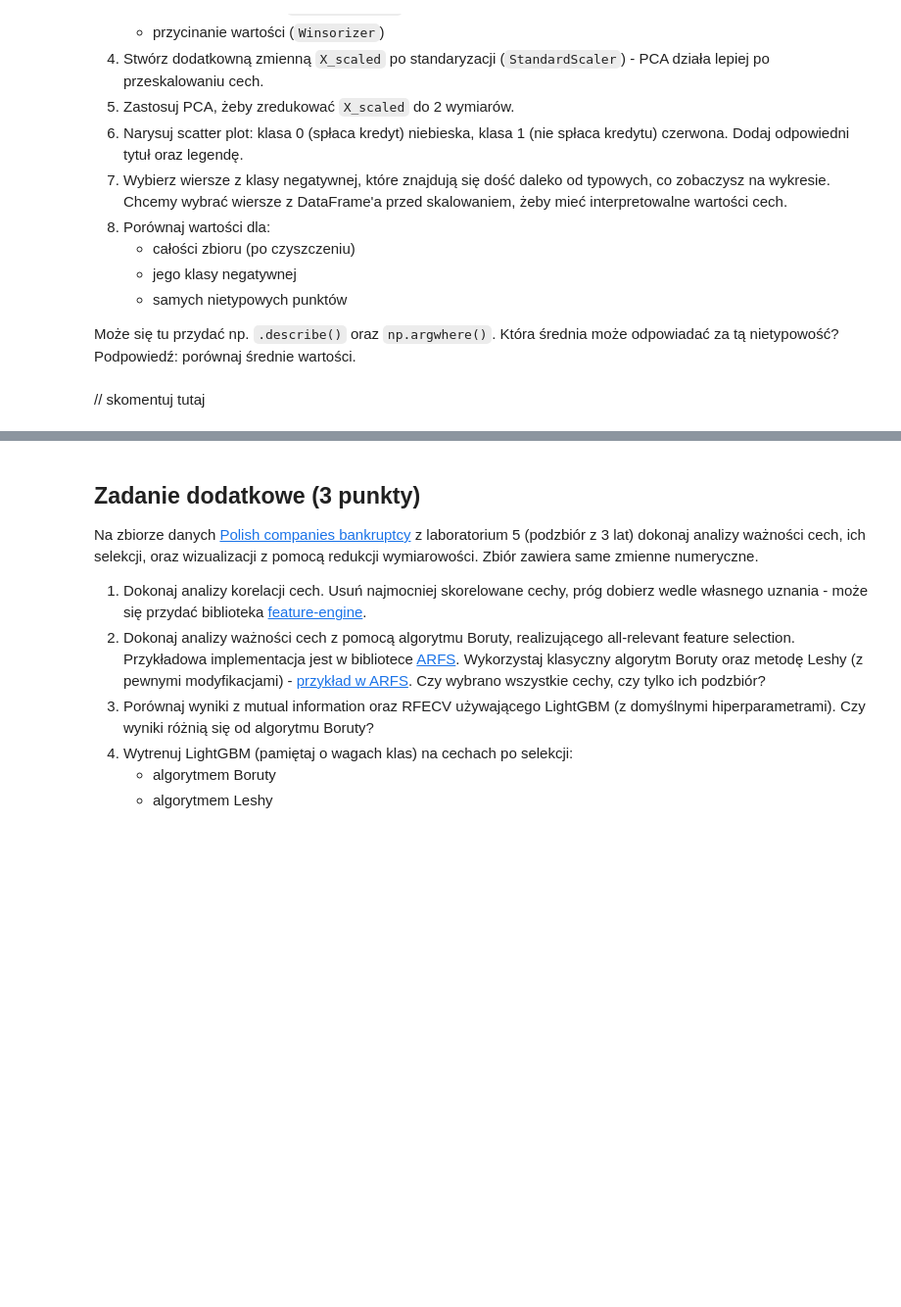
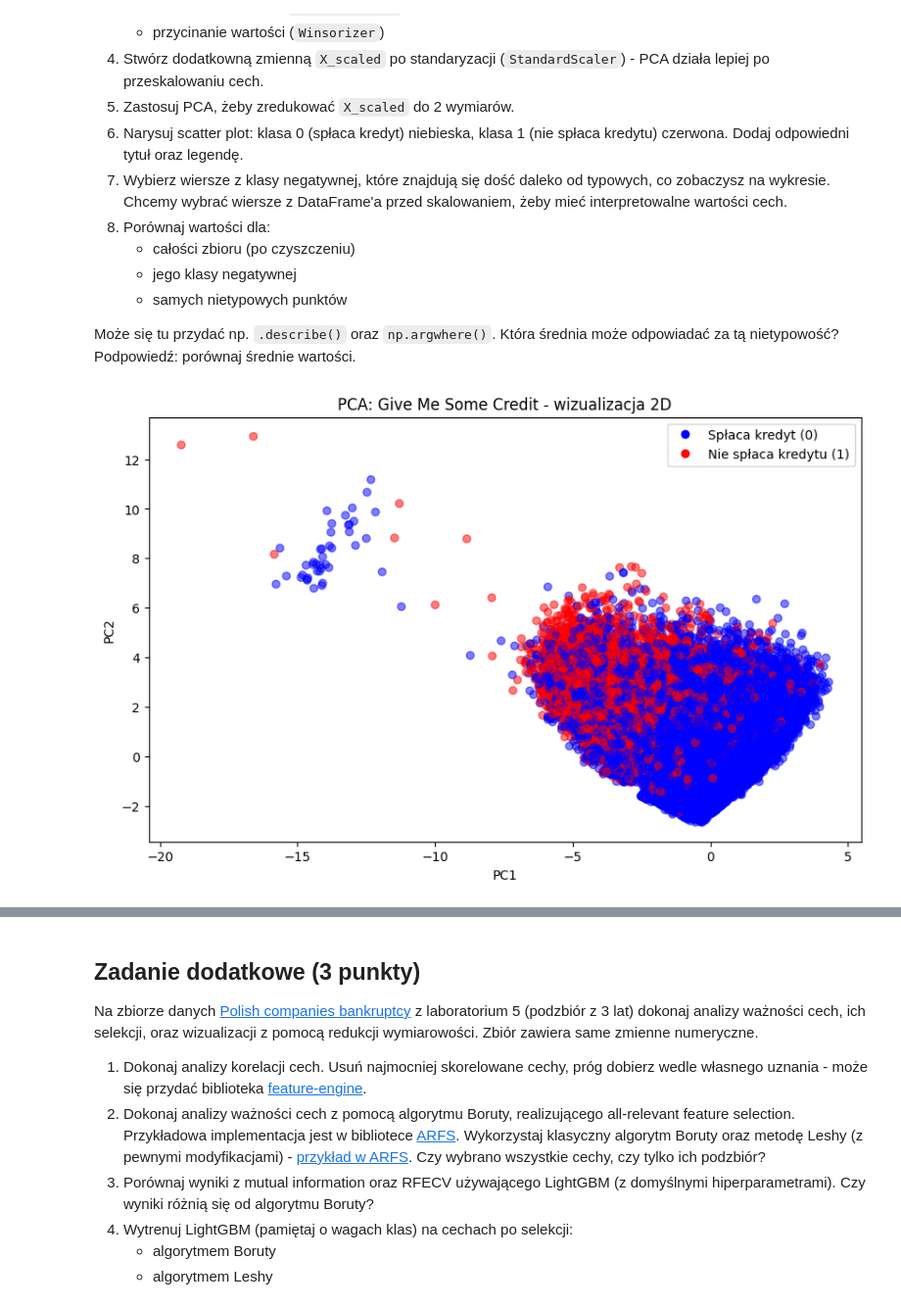
Before and after one commit to domino644/pum, a Jupyter notebook: lab6/notebook.ipynb, the cells around one changed output, grey strips where cells are left out. Shown at 98% size. Cells and saved outputs as stored; diff of their text form; code cells hidden in the pictures; blank space fills up the shorter version.

```diff
--- a/lab6/notebook.ipynb
+++ b/lab6/notebook.ipynb
@@ -775,5 +775,48 @@ Takie wykresy są często nieco bardziej informatywne w przypadku klasyfikacji,
    - samych nietypowych punktów
 
 Może się tu przydać np. `.describe()` oraz `np.argwhere()`. Która średnia może odpowiadać za tą nietypowość? Podpowiedź: porównaj średnie wartości.
-# %% [markdown]
-// skomentuj tutaj
+# %%
+df = pd.read_parquet("../lab4/give_me_some_credit_data.parquet")
+y = df.pop("SeriousDlqin2yrs")
+X = df
+# %%
+from feature_engine.outliers import OutlierTrimmer, Winsorizer
+from sklearn.preprocessing import StandardScaler
+
+pipeline = Pipeline(
+    [
+        ('imputer', SimpleImputer(strategy='median')),
+        ('trimmer', OutlierTrimmer()),
+        ('winsorizer', Winsorizer())
+    ]
+)
+
+X_train = pipeline.fit_transform(X, y)
+
+X_scaled = StandardScaler().fit_transform(X_train)
+# %%
+pca = PCA(n_components=2, random_state=0)
+
+X_scaled_2dim = pca.fit_transform(X_scaled, y)
+X_scaled_2dim = X_scaled_2dim.values
+# %%
+from matplotlib.lines import Line2D
+
+# Dopasuj y do X_train po czyszczeniu
+y_clean = y.loc[X_train.index]
+
+# 6. Scatter plot z kolorami dla klas
+plt.figure(figsize=(10, 6))
+colors = np.where(y_clean == 1, 'red', 'blue')
+plt.scatter(X_scaled_2dim[:, 0], X_scaled_2dim[:, 1], c=colors, alpha=0.5, label='Klasy')
+plt.title("PCA: Give Me Some Credit - wizualizacja 2D")
+plt.xlabel("PC1")
+plt.ylabel("PC2")
+legend_elements = [
+    Line2D([0], [0], marker='o', color='w', label='Spłaca kredyt (0)', markerfacecolor='blue', markersize=8),
+    Line2D([0], [0], marker='o', color='w', label='Nie spłaca kredytu (1)', markerfacecolor='red', markersize=8)
+]
+plt.legend(handles=legend_elements)
+plt.show()
+# %% [output]
+[figure, added]
```
Also changed, not shown: parts of 2 cells of this notebook.
